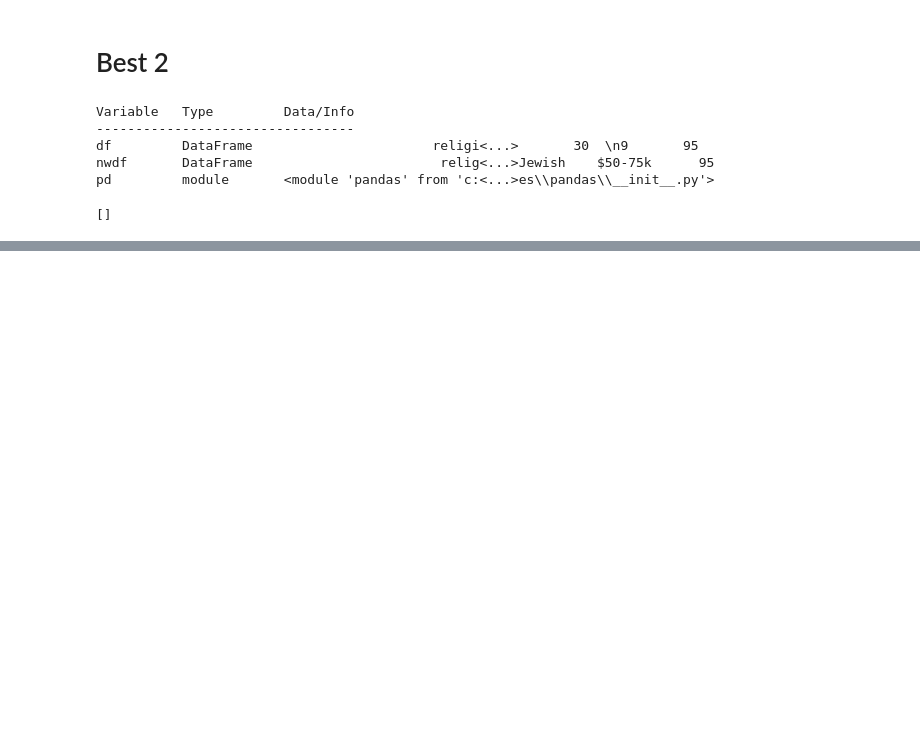
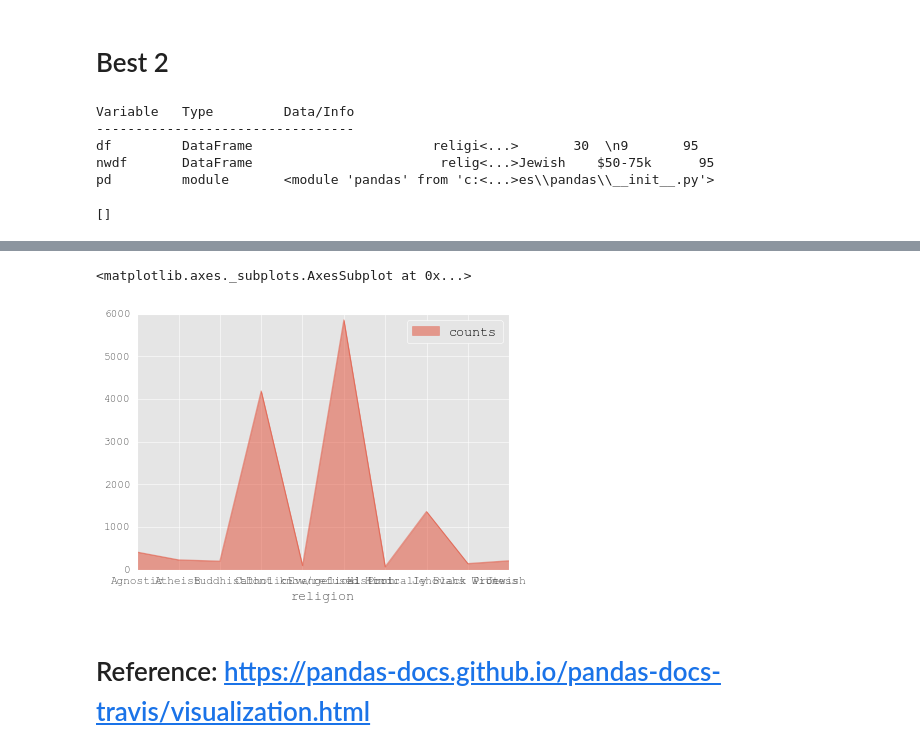
Before and after one commit to Mantej-Singh/Magic-Commands--Ipython-notebook, a Jupyter notebook: Magic Commands- Ipython notebook.ipynb, the cells around one changed output, grey strips where cells are left out. Cells and saved outputs as stored; diff of their text form; code cells hidden in the pictures; blank space fills up the shorter version.

```diff
--- a/Magic Commands- Ipython notebook.ipynb
+++ b/Magic Commands- Ipython notebook.ipynb
@@ -209,0 +221,7 @@ C:\Users\Jarvis>
+# %%
+nwdf2.plot.area(stacked=False)
+# %% [output]
+<matplotlib.axes._subplots.AxesSubplot at 0x...>
+[figure, added]
+# %% [markdown]
+# Reference: https://pandas-docs.github.io/pandas-docs-travis/visualization.html
```
Also changed, not shown: parts of 20 cells of this notebook.
